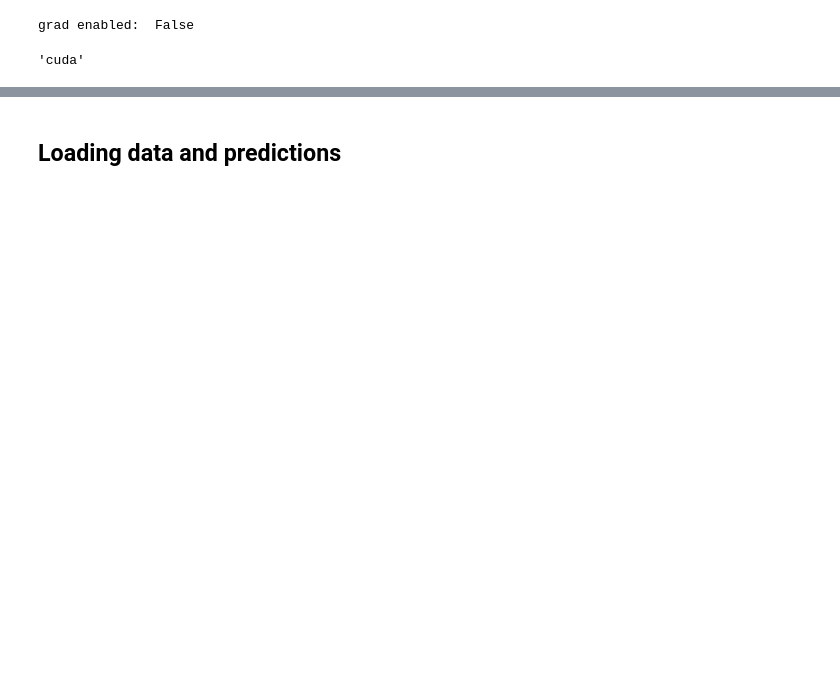
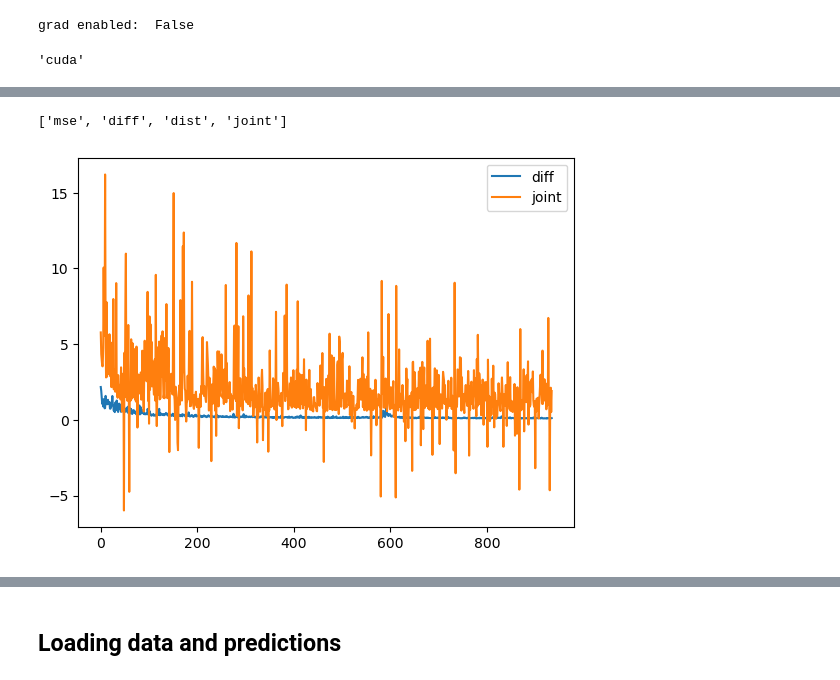
Before and after one commit to SammyAgrawal/diffusion-climsim, a Jupyter notebook: Notebooks/EvalClimsim.ipynb, the cells around one changed output, grey strips where cells are left out. Drawn from its saved outputs; the diff is of its cells as text; code cells hidden in the pictures; blank space fills up the shorter version.

```diff
--- a/Notebooks/EvalClimsim.ipynb
+++ b/Notebooks/EvalClimsim.ipynb
@@ -29,0 +177,10 @@ exp_dir = "/home/jovyan/Samarth/ClimsimProjectWork/diffusion-climsim/experiments
+# %%
+path = lambda fname : os.path.join("/mnt/home/ssa2206/Climsim/experiments/DiffLossTesting/outputs", fname)
+messages = parse_log(path("train_trial1.err"))
+# %%
+event_types = []
+
+for m in messages:
+    if m["event"] not in event_types:
+        event_types.append(m["event"])
+event_types
@@ -29,0 +196,26 @@ exp_dir = "/home/jovyan/Samarth/ClimsimProjectWork/diffusion-climsim/experiments
+# %%
+total_losses = {
+    'mse' : [],
+    "diff" : [],
+    "dist" : [],
+    "joint" : []
+}
+
+keys = list(total_losses.keys())
+print(keys)
+for m in messages:
+    if m["event"] == 'run-batch end':
+        loss = m["loss"]
+        for i, key in enumerate(keys):
+            total_losses[key].append(loss[i])
+# %% [output]
+['mse', 'diff', 'dist', 'joint']
+# %%
+#plt.plot(total_losses['mse'], label='mse')
+plt.plot(total_losses['diff'][20:], label='diff')
+#plt.plot(total_losses['dist'][20:], label='dist')
+plt.plot(total_losses['joint'][20:],label='joint')
+plt.legend()
+plt.show()
+# %% [output]
+[figure, added]
```
Also changed, not shown: parts of 111 cells of this notebook, 6 other files.
